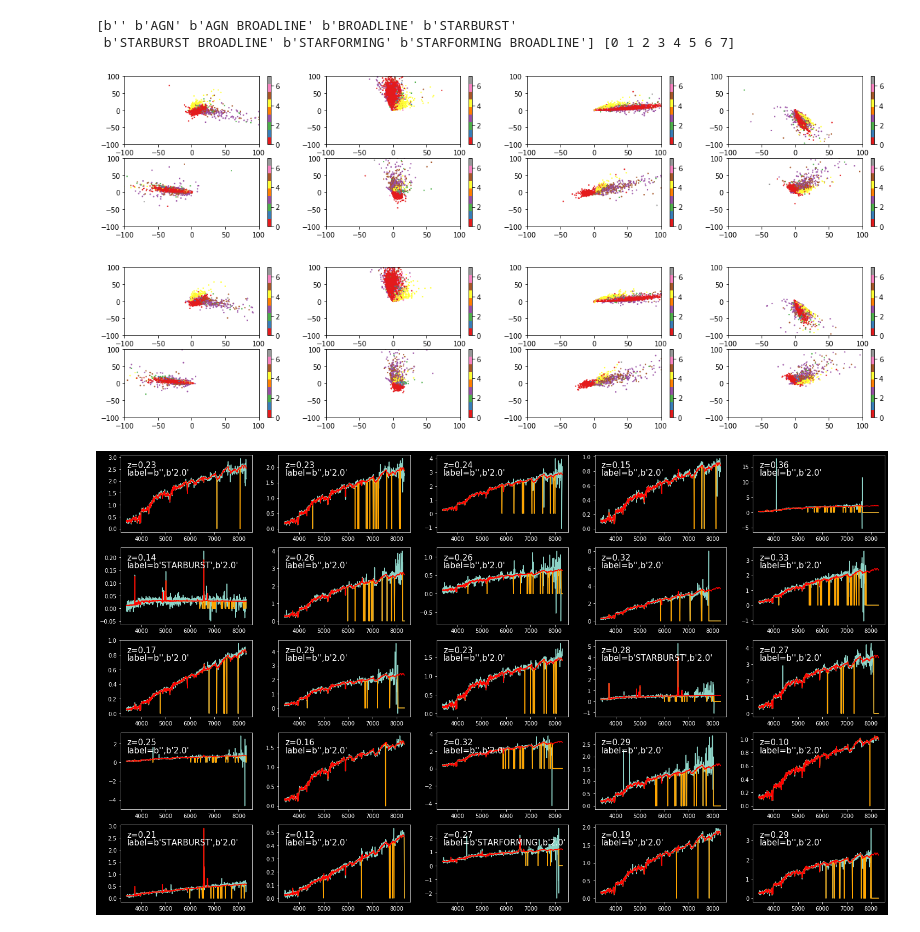
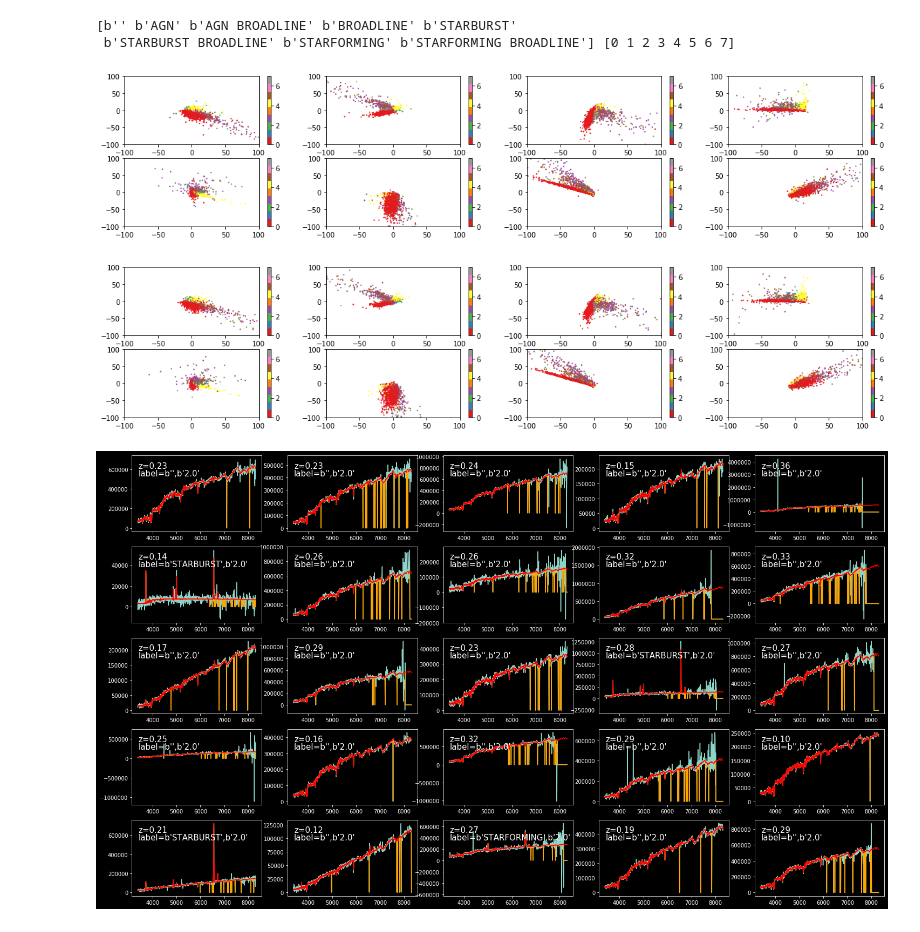
Before and after one commit to AlexGKim/SDSS_PAE, a Jupyter notebook: notebooks/AE_SDSS.ipynb, the cells around one changed output. Drawn from its saved outputs; the diff is of its cells as text; code cells hidden in the pictures.

```diff
--- a/notebooks/AE_SDSS.ipynb
+++ b/notebooks/AE_SDSS.ipynb
@@ -72,7 +72,7 @@ fixed_num_bins  = 1000
 
 label           = 'galaxies_quasars_bins1000_wl3388-8318'
 label_          = label+'_minz005_maxz036_minSN50'
-label_2         = label+'_minz01_maxz036_minSN50'+'_8_fully_connected_large_test'
+label_2         = label+'_minz01_maxz036_minSN50'+'_8_fully_connected_large_std'
 
 seed            = 8720
 
@@ -298,5 +298,6 @@ res_fluxes, res_masks, res_inv_vars, redshifts, SNs, ras, decs, category, sublab
 new datasize:  218411
 # %%
 mean=np.mean(res_fluxes)
+std = mean=np.std(res_fluxes)
 print(mean)
 # %% [output]
@@ -304,15 +305,15 @@ print(mean)
 # %%
-train_data   = np.expand_dims(res_fluxes[:train_size],-1)/mean
-valid_data   = np.expand_dims(res_fluxes[train_size:train_size+valid_size],-1)/mean
-test_data    = np.expand_dims(res_fluxes[-test_size::],-1)/mean
+train_data   = np.expand_dims((res_fluxes[:train_size]-mean)/std,-1)
+valid_data   = np.expand_dims((res_fluxes[train_size:train_size+valid_size]-mean)/std,-1)
+test_data    = np.expand_dims((res_fluxes[-test_size::]-mean)/std,-1)
 
 train_mask   = np.expand_dims(res_masks[:train_size],-1)
 valid_mask   = np.expand_dims(res_masks[train_size:train_size+valid_size],-1)
 test_mask    = np.expand_dims(res_masks[-test_size::],-1)
 
-train_noise  = np.expand_dims(res_inv_vars[:train_size],-1)*mean**2
-valid_noise  = np.expand_dims(res_inv_vars[train_size:train_size+valid_size],-1)*mean**2
-test_noise   = np.expand_dims(res_inv_vars[-test_size::],-1)*mean**2
+train_noise  = np.expand_dims(res_inv_vars[:train_size],-1)*std**2
+valid_noise  = np.expand_dims(res_inv_vars[train_size:train_size+valid_size],-1)*std**2
+test_noise   = np.expand_dims(res_inv_vars[-test_size::],-1)*std**2
 
 train_params = np.asarray(redshifts, dtype=np.float32)[:train_size]
 valid_params = np.asarray(redshifts, dtype=np.float32)[train_size:train_size+valid_size]
@@ -538,25 +536,25 @@ for ii in range(latent_dim):
     ax[ii].set_ylim(-100,100)
 plt.show()
 # %% [output]
-[figure, old version]
+[figure, new version]
-[figure, old version]
+[figure, new version]
 # %%
 style_list=['dark_background']
 # Plot a demonstration figure for every available style sheet.
 for style_label in style_list:
     with plt.rc_context({"figure.max_open_warning": len(style_list)}):
         with plt.style.context(style_label):
             fig, ax = plt.subplots(5,5, figsize=(25,15))
             ax = ax.flatten()
             for nn, ii in enumerate(np.arange(25)):
-                ax[nn].plot(new_wl[:-1], np.squeeze(valid_data)[ii]*np.squeeze(valid_mask)[ii], )
-                ax[nn].plot(new_wl[:-1], np.squeeze(decoded_valid)[ii]*np.squeeze(valid_mask)[ii], color='orange')
-                ax[nn].plot(new_wl[:-1], np.squeeze(decoded_valid)[ii], color='red')
+                ax[nn].plot(new_wl[:-1], (np.squeeze(valid_data*std)[ii]+mean)*np.squeeze(valid_mask)[ii], )
+                ax[nn].plot(new_wl[:-1], (np.squeeze(decoded_valid*std)[ii]+mean)*np.squeeze(valid_mask)[ii], color='orange')
+                ax[nn].plot(new_wl[:-1], (np.squeeze(decoded_valid*std)[ii]+mean), color='red')
                 ax[nn].text(0.05, 0.92, r'z=%.2f'%valid_params[ii], fontsize=15, color='white',verticalalignment='top', horizontalalignment='left', transform=ax[nn].transAxes)
                 ax[nn].text(0.05, 0.82, r'label=%s,%s'%(valid_labels[ii],valid_cat[ii]), fontsize=15, color='white',verticalalignment='top', horizontalalignment='left', transform=ax[nn].transAxes)
 plt.show()
 # %% [output]
-[figure, old version]
+[figure, new version]
 # %%
 enc = encoder.predict(train_data)
 # %%
```
Also changed, not shown: parts of 10 cells of this notebook.
